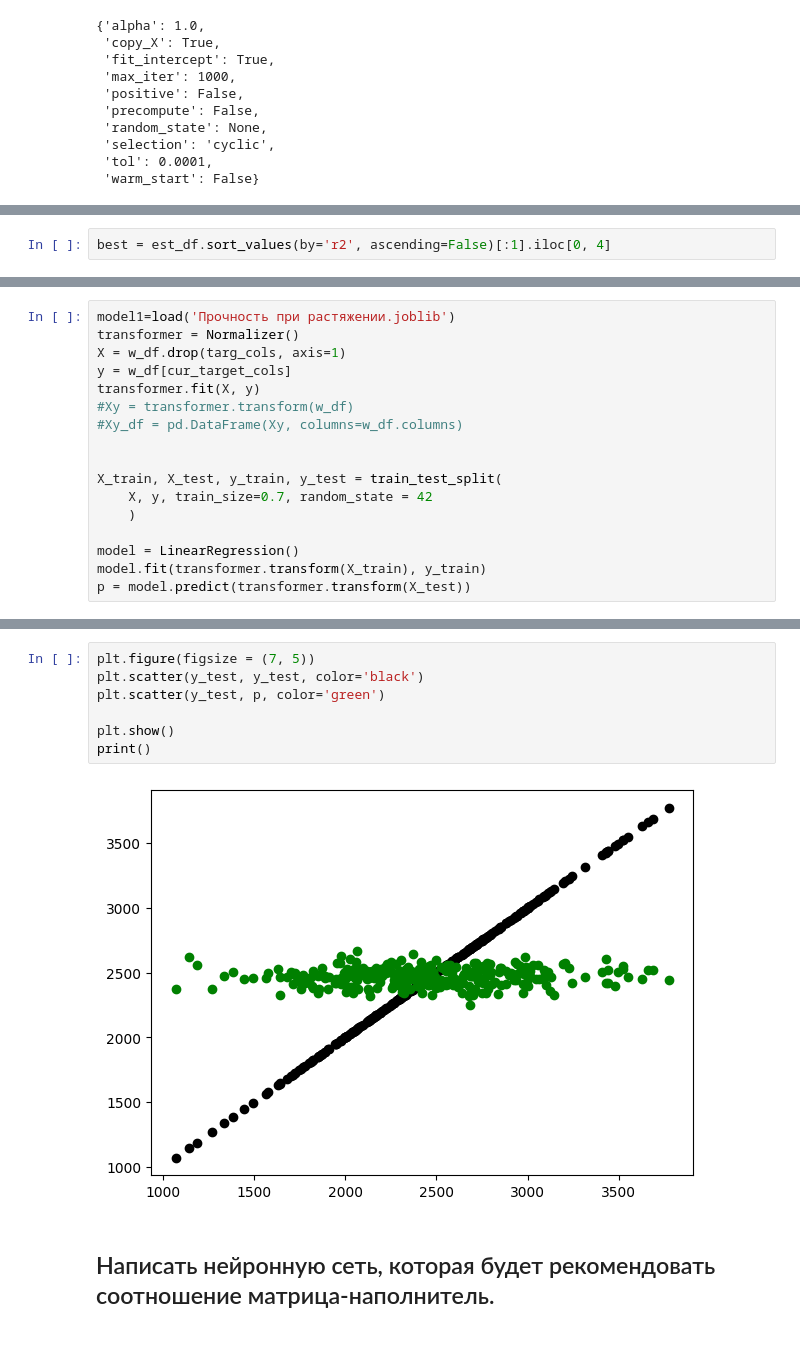
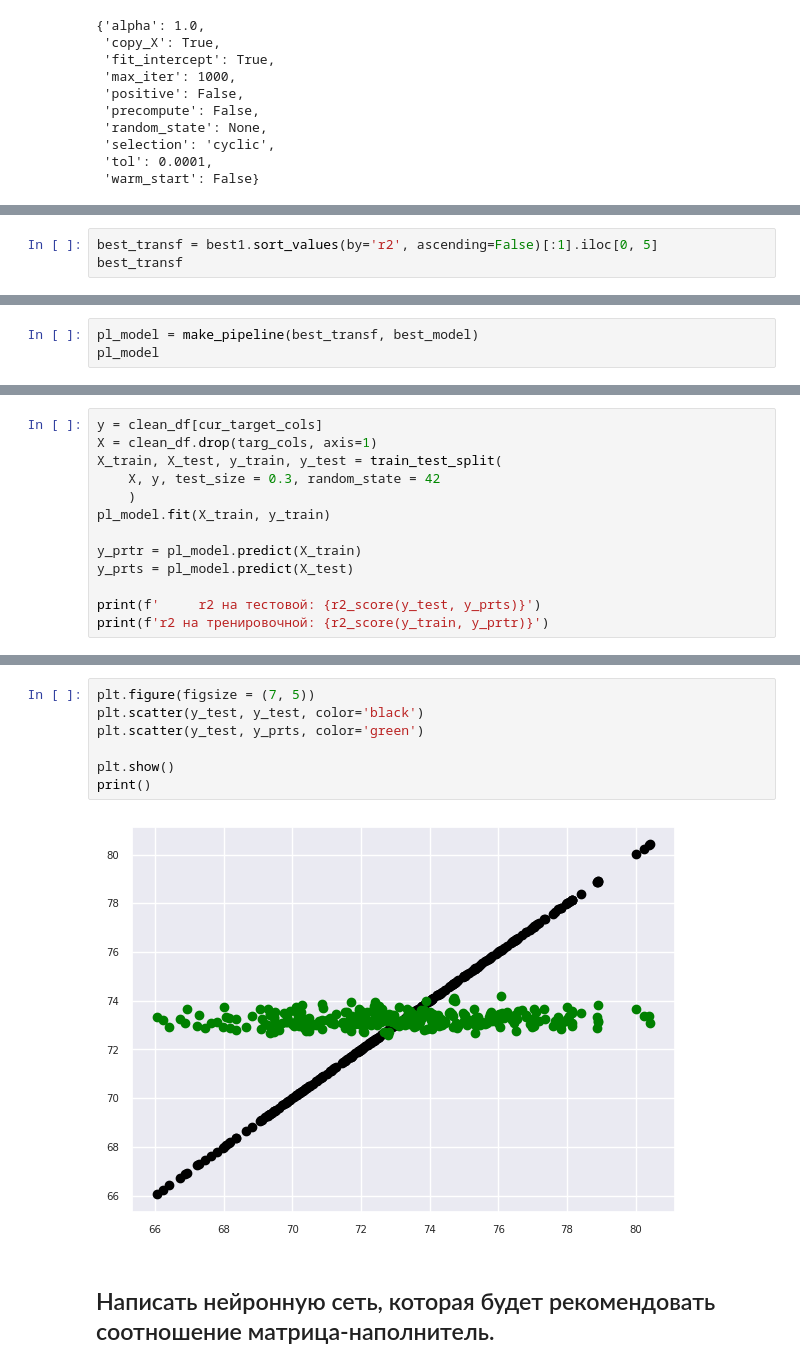
Before and after one commit to ritulupov/BKP, a Jupyter notebook: notebook.ipynb, the cells around one changed output, grey strips where cells are left out. Saved outputs shown, nothing was run; the diff lists cells and outputs as text.

```diff
--- a/notebook.ipynb
+++ b/notebook.ipynb
@@ -1179,2 +1005,3 @@ est_df.sort_values(by='r2', ascending=False)[:1].to_excel('Модуль упру
 # %%
-best = est_df.sort_values(by='r2', ascending=False)[:1].iloc[0, 4]
+best_transf = best1.sort_values(by='r2', ascending=False)[:1].iloc[0, 5]
+best_transf
@@ -1180,0 +1010,3 @@ best = est_df.sort_values(by='r2', ascending=False)[:1].iloc[0, 4]
+# %%
+pl_model = make_pipeline(best_transf, best_model)
+pl_model
@@ -1180,0 +1024,13 @@ best = est_df.sort_values(by='r2', ascending=False)[:1].iloc[0, 4]
+# %%
+y = clean_df[cur_target_cols]
+X = clean_df.drop(targ_cols, axis=1)
+X_train, X_test, y_train, y_test = train_test_split(
+    X, y, test_size = 0.3, random_state = 42
+    )
+pl_model.fit(X_train, y_train)
+
+y_prtr = pl_model.predict(X_train)
+y_prts = pl_model.predict(X_test)
+
+print(f'     r2 на тестовой: {r2_score(y_test, y_prts)}')
+print(f'r2 на тренировочной: {r2_score(y_train, y_prtr)}')
@@ -1201,17 +1043,0 @@ w_df
-# %%
-model1=load('Прочность при растяжении.joblib')
-transformer = Normalizer()
-X = w_df.drop(targ_cols, axis=1)
-y = w_df[cur_target_cols]
-transformer.fit(X, y)
-#Xy = transformer.transform(w_df)
-#Xy_df = pd.DataFrame(Xy, columns=w_df.columns)
-
-
-X_train, X_test, y_train, y_test = train_test_split(
-    X, y, train_size=0.7, random_state = 42
-    )
-
-model = LinearRegression()
-model.fit(transformer.transform(X_train), y_train)
-p = model.predict(transformer.transform(X_test))
@@ -1218,12 +1054,12 @@ p = model.predict(transformer.transform(X_test))
 # %%
 plt.figure(figsize = (7, 5))
 plt.scatter(y_test, y_test, color='black')
-plt.scatter(y_test, p, color='green')
+plt.scatter(y_test, y_prts, color='green')
 
 plt.show()
 print()
 # %% [output]
-[figure, old version]
+[figure, new version]
 # %% [markdown]
 ## Написать нейронную сеть, которая будет рекомендовать соотношение матрица-наполнитель.
 # %% [markdown]
```
Also changed, not shown: parts of 72 cells of this notebook, 4 other files.
